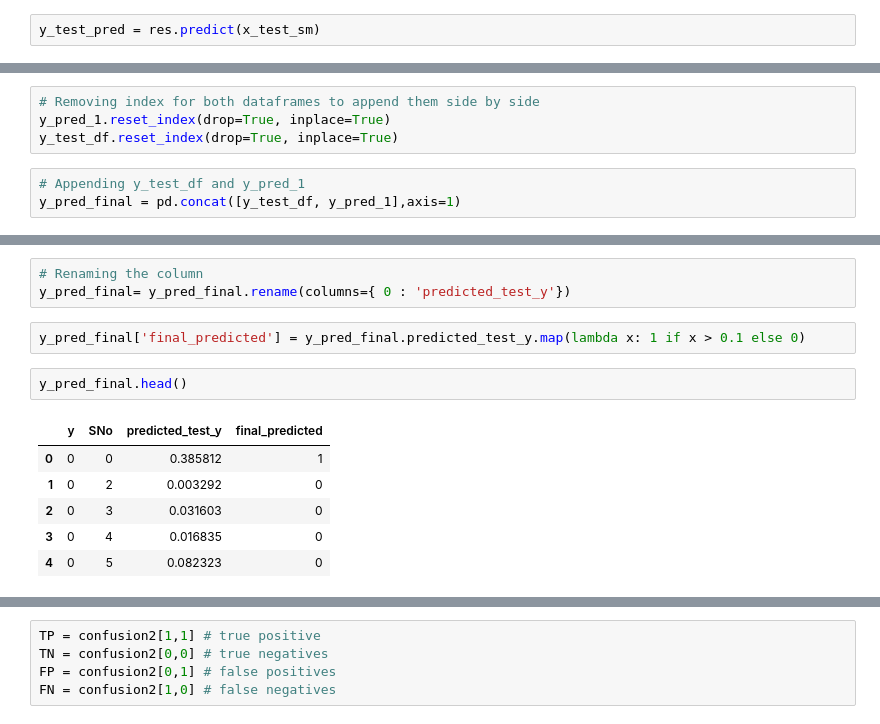
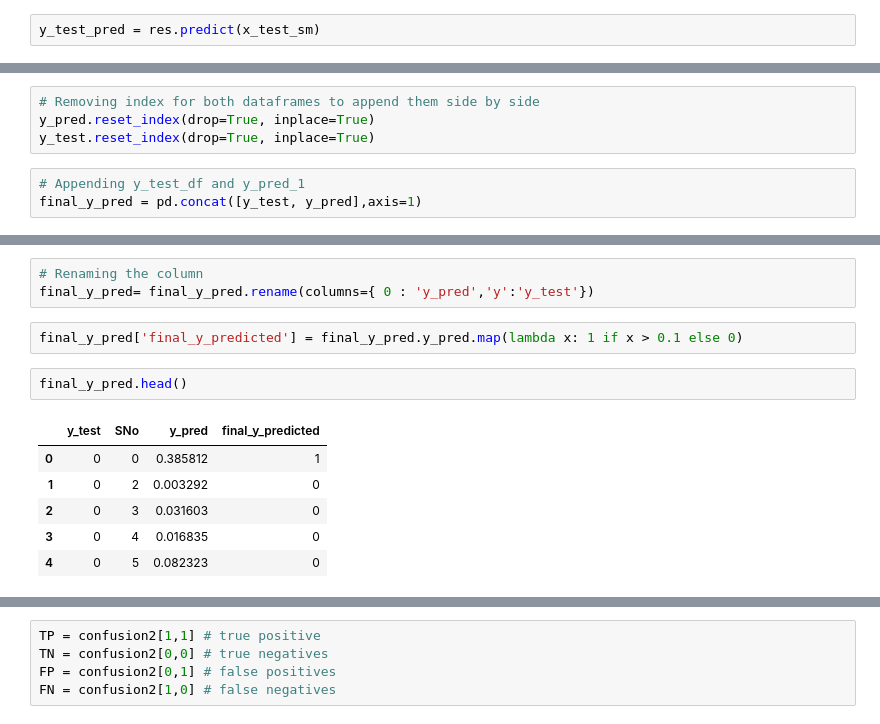
Before and after one commit to shivachandrakante/upGrad_BankMarketing, a Jupyter notebook: Bank_Marketing.ipynb, the cells around one changed output, grey strips where cells are left out. Saved outputs shown, nothing was run; the diff lists cells and outputs as text.

```diff
--- a/Bank_Marketing.ipynb
+++ b/Bank_Marketing.ipynb
@@ -1244,8 +1245,8 @@ y_test_df['SNo'] = y_test_df.index
 # %%
 # Removing index for both dataframes to append them side by side
-y_pred_1.reset_index(drop=True, inplace=True)
-y_test_df.reset_index(drop=True, inplace=True)
+y_pred.reset_index(drop=True, inplace=True)
+y_test.reset_index(drop=True, inplace=True)
 # %%
 # Appending y_test_df and y_pred_1
-y_pred_final = pd.concat([y_test_df, y_pred_1],axis=1)
+final_y_pred = pd.concat([y_test, y_pred],axis=1)
 # %%
@@ -1259,13 +1260,13 @@ y_pred_final.head()
 | 4 | 0 | 5 | 0.082323 |
 # %%
 # Renaming the column
-y_pred_final= y_pred_final.rename(columns={ 0 : 'predicted_test_y'})
+final_y_pred= final_y_pred.rename(columns={ 0 : 'y_pred','y':'y_test'})
 # %%
-y_pred_final['final_predicted'] = y_pred_final.predicted_test_y.map(lambda x: 1 if x > 0.1 else 0)
+final_y_pred['final_y_predicted'] = final_y_pred.y_pred.map(lambda x: 1 if x > 0.1 else 0)
 # %%
-y_pred_final.head()
+final_y_pred.head()
 # %% [output]
-|  | y | SNo | predicted_test_y | final_predicted |
+|  | y_test | SNo | y_pred | final_y_predicted |
 | 0 | 0 | 0 | 0.385812 | 1 |
 | 1 | 0 | 2 | 0.003292 | 0 |
 | 2 | 0 | 3 | 0.031603 | 0 |
```
Also changed, not shown: parts of 40 cells of this notebook.
